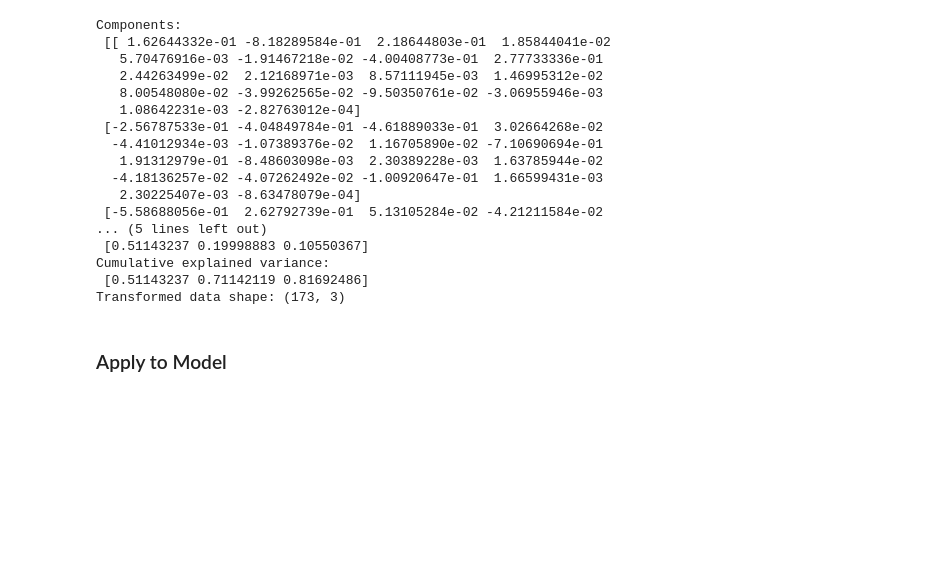
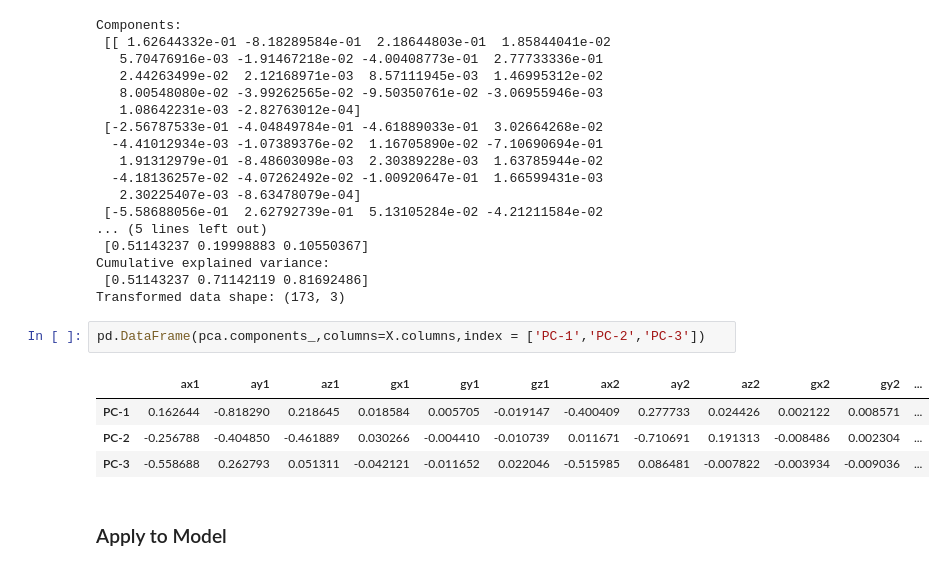
Before and after one commit to rapelista/Skripsi, a Jupyter notebook: notebooks/PCA with Biceps Data - Sesuai.ipynb, the cells around one changed output. Cells and saved outputs as stored; diff of their text form; blank space fills up the shorter version.

```diff
--- a/notebooks/PCA with Biceps Data - Sesuai.ipynb
+++ b/notebooks/PCA with Biceps Data - Sesuai.ipynb
@@ -314,6 +332,13 @@ Components:
 Cumulative explained variance:
  [0.51143237 0.71142119 0.81692486]
 Transformed data shape: (173, 3)
+# %%
+pd.DataFrame(pca.components_,columns=X.columns,index = ['PC-1','PC-2','PC-3'])
+# %% [output]
+|  | ax1 | ay1 | az1 | gx1 | gy1 | gz1 | ax2 | ay2 | az2 | gx2 | gy2 | ... |
+| PC-1 | 0.162644 | -0.818290 | 0.218645 | 0.018584 | 0.005705 | -0.019147 | -0.400409 | 0.277733 | 0.024426 | 0.002122 | 0.008571 | ... |
+| PC-2 | -0.256788 | -0.404850 | -0.461889 | 0.030266 | -0.004410 | -0.010739 | 0.011671 | -0.710691 | 0.191313 | -0.008486 | 0.002304 | ... |
+| PC-3 | -0.558688 | 0.262793 | 0.051311 | -0.042121 | -0.011652 | 0.022046 | -0.515985 | 0.086481 | -0.007822 | -0.003934 | -0.009036 | ... |
 # %% [markdown]
 ### Apply to Model
 # %%
```
Also changed, not shown: parts of 3 cells of this notebook, 1 other file.
